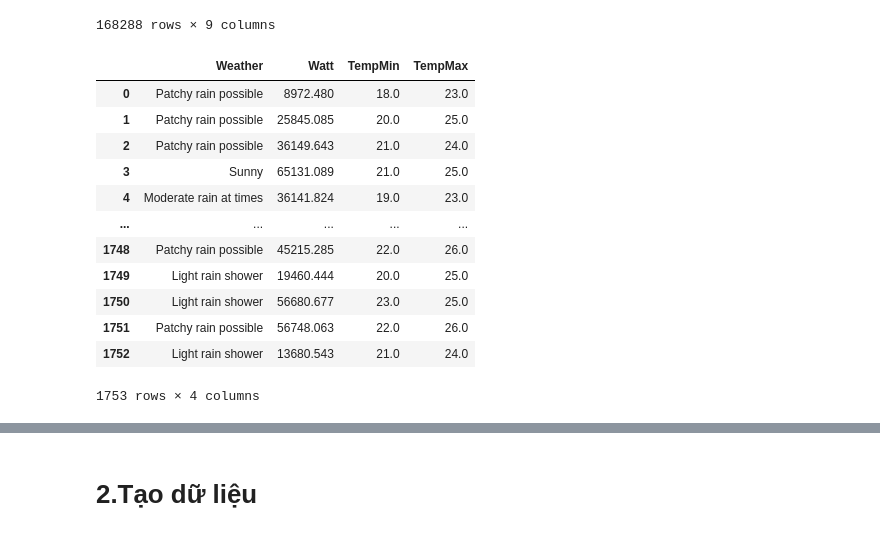
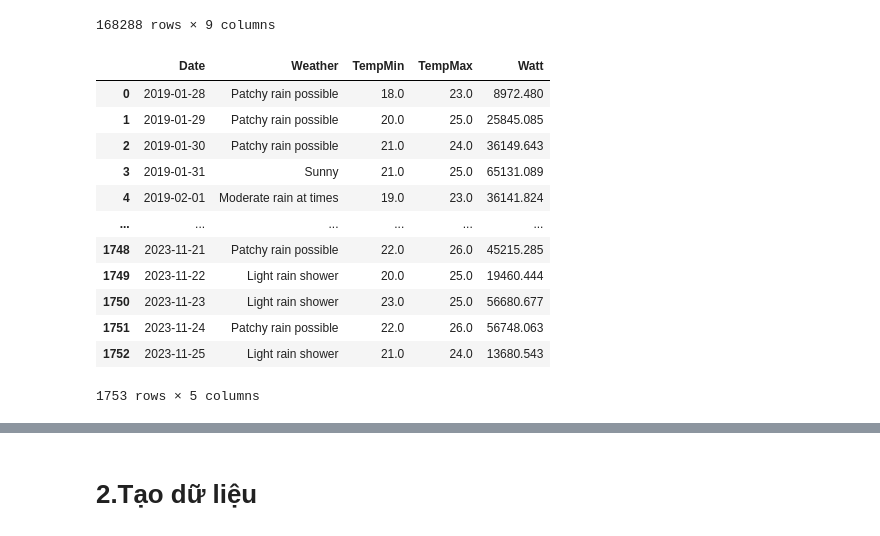
Before and after one commit to Luanho20092002/NCKH_SolarSystem, a Jupyter notebook: test.ipynb, the cells around one changed output, grey strips where cells are left out. Drawn from its saved outputs; the diff is of its cells as text; code cells hidden in the pictures.

```diff
--- a/test.ipynb
+++ b/test.ipynb
@@ -42,20 +42,20 @@ df
 | 168287 | 2023-11-25 23:45:00 | 0.0 | 21 | 24 | Light rain shower | 23:45:00 | 23 | 2023-11-25 | 2023-11 |
 168288 rows × 9 columns
 # %%
-df_tem = df.groupby(["Date", "Weather"]).agg({'Watt': 'sum', 'TempMin': 'mean', 'TempMax': 'mean'}).reset_index()
-df_tem = df_tem.drop(columns="Date", axis=1)
+df_tem = df.groupby(["Date", "Weather"]).agg({'TempMin': 'mean', 'TempMax': 'mean', 'Watt': 'sum'}).reset_index()
+#df_tem = df_tem.drop(columns=["Date"], axis=1)
 df_tem
 # %% [output]
-|  | Weather | Watt | TempMin | TempMax |
-| 0 | Patchy rain possible | 8972.480 | 18.0 | 23.0 |
-| 1 | Patchy rain possible | 25845.085 | 20.0 | 25.0 |
-| 2 | Patchy rain possible | 36149.643 | 21.0 | 24.0 |
-| 3 | Sunny | 65131.089 | 21.0 | 25.0 |
-| 4 | Moderate rain at times | 36141.824 | 19.0 | 23.0 |
-| ... | ... | ... | ... | ... |
-| 1748 | Patchy rain possible | 45215.285 | 22.0 | 26.0 |
-| 1749 | Light rain shower | 19460.444 | 20.0 | 25.0 |
-| 1750 | Light rain shower | 56680.677 | 23.0 | 25.0 |
-| 1751 | Patchy rain possible | 56748.063 | 22.0 | 26.0 |
-| 1752 | Light rain shower | 13680.543 | 21.0 | 24.0 |
+|  | Date | Weather | TempMin | TempMax | Watt |
+| 0 | 2019-01-28 | Patchy rain possible | 18.0 | 23.0 | 8972.480 |
+| 1 | 2019-01-29 | Patchy rain possible | 20.0 | 25.0 | 25845.085 |
+| 2 | 2019-01-30 | Patchy rain possible | 21.0 | 24.0 | 36149.643 |
+| 3 | 2019-01-31 | Sunny | 21.0 | 25.0 | 65131.089 |
+| 4 | 2019-02-01 | Moderate rain at times | 19.0 | 23.0 | 36141.824 |
+| ... | ... | ... | ... | ... | ... |
+| 1748 | 2023-11-21 | Patchy rain possible | 22.0 | 26.0 | 45215.285 |
+| 1749 | 2023-11-22 | Light rain shower | 20.0 | 25.0 | 19460.444 |
+| 1750 | 2023-11-23 | Light rain shower | 23.0 | 25.0 | 56680.677 |
+| 1751 | 2023-11-24 | Patchy rain possible | 22.0 | 26.0 | 56748.063 |
+| 1752 | 2023-11-25 | Light rain shower | 21.0 | 24.0 | 13680.543 |
-1753 rows × 4 columns
+1753 rows × 5 columns
```
Also changed, not shown: parts of 9 cells of this notebook.
